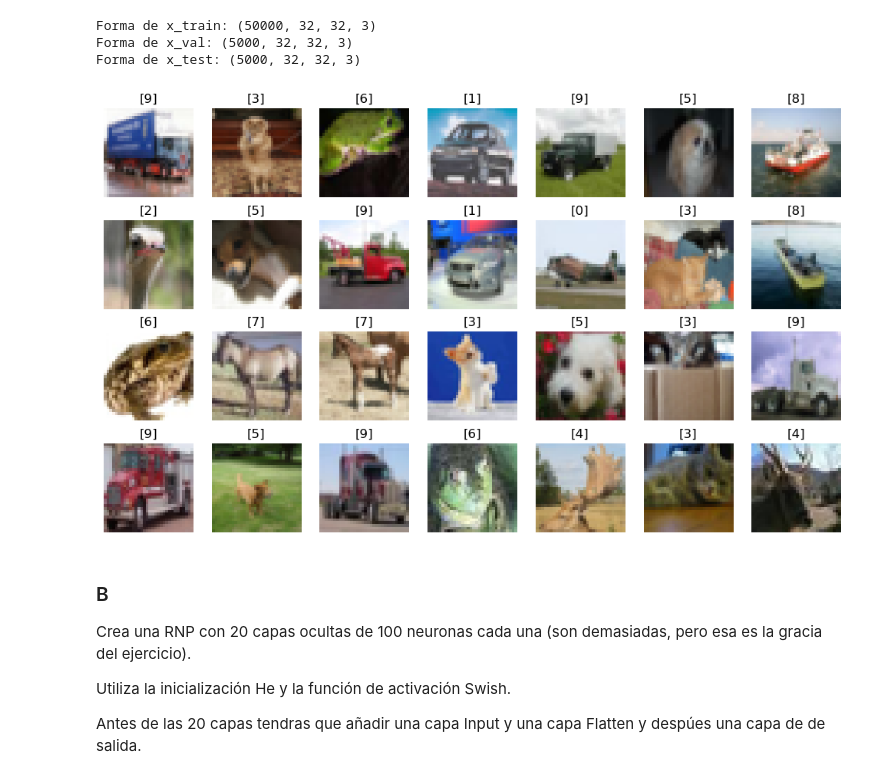
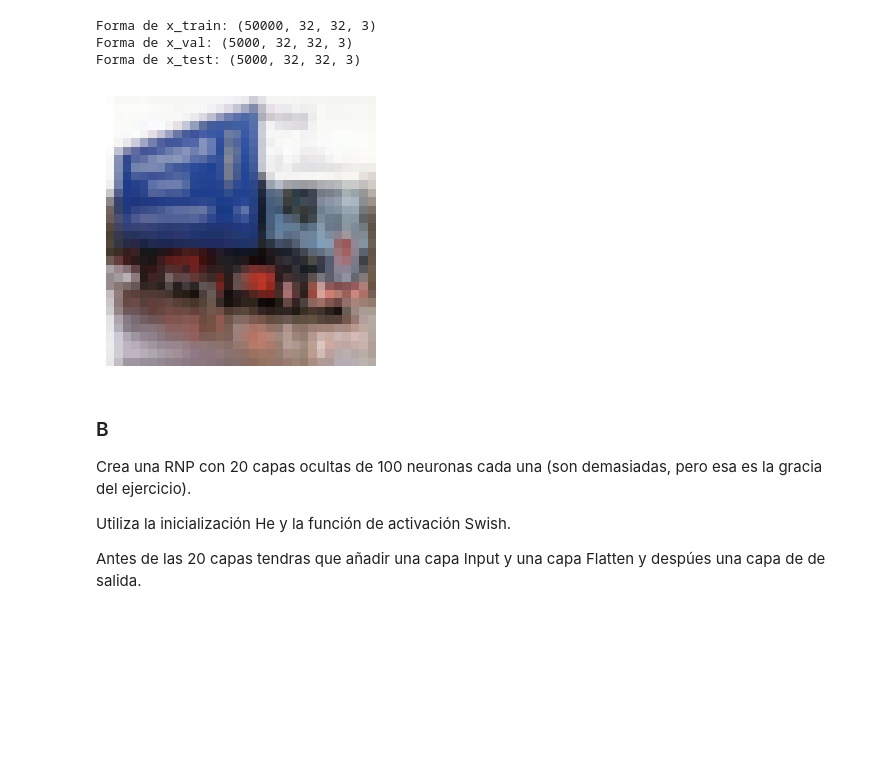
Before and after one commit to xabierguerrero/IABD_2425, a Jupyter notebook: Python_Ejers/SAPA/Deep_Learning/Ejercicios/4_6Ejercicios.ipynb, the cells around one changed output. Saved outputs shown, nothing was run; the diff lists cells and outputs as text; code cells hidden in the pictures; blank space fills up the shorter version.

```diff
--- a/Python_Ejers/SAPA/Deep_Learning/Ejercicios/4_6Ejercicios.ipynb
+++ b/Python_Ejers/SAPA/Deep_Learning/Ejercicios/4_6Ejercicios.ipynb
@@ -44,24 +49,14 @@ print("Forma de x_test:", x_test.shape)
 Forma de x_train: (50000, 32, 32, 3)
 Forma de x_val: (5000, 32, 32, 3)
 Forma de x_test: (5000, 32, 32, 3)
-# %%
-i=0
-plt.figure(figsize=(10, 6))
-plt.imshow(x_train[0])
-plt.axis('off')
-# for x in x_train:
-#     plt.subplot(4,7,i+1)
-#     plt.title(y_train[i])
-#     plt.imshow(x)
-#     plt.axis('off')
-
-#     if i == 27:
-#         break
-#     i+=1
-plt.tight_layout()
-plt.show()
-# %% [output]
-[figure, removed]
+# %%
+plt.figure(figsize=(3, 3))
+plt.imshow(x_train[0])
+plt.axis('off')
+plt.tight_layout()
+plt.show()
+# %% [output]
+[figure, added]
 # %% [markdown]
 ### B
 Crea una RNP con 20 capas ocultas de 100 neuronas cada una (son demasiadas,
```
Also changed, not shown: parts of 5 cells of this notebook, 5 other files.
